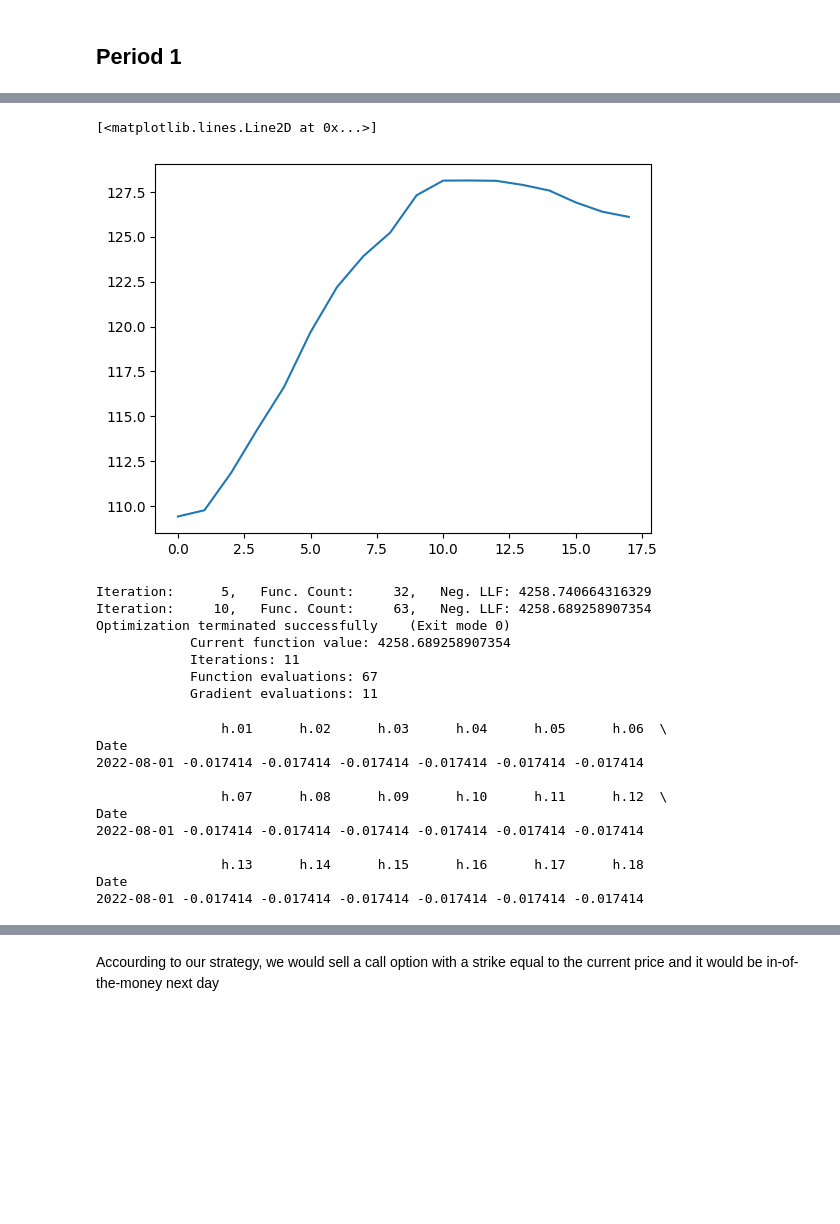
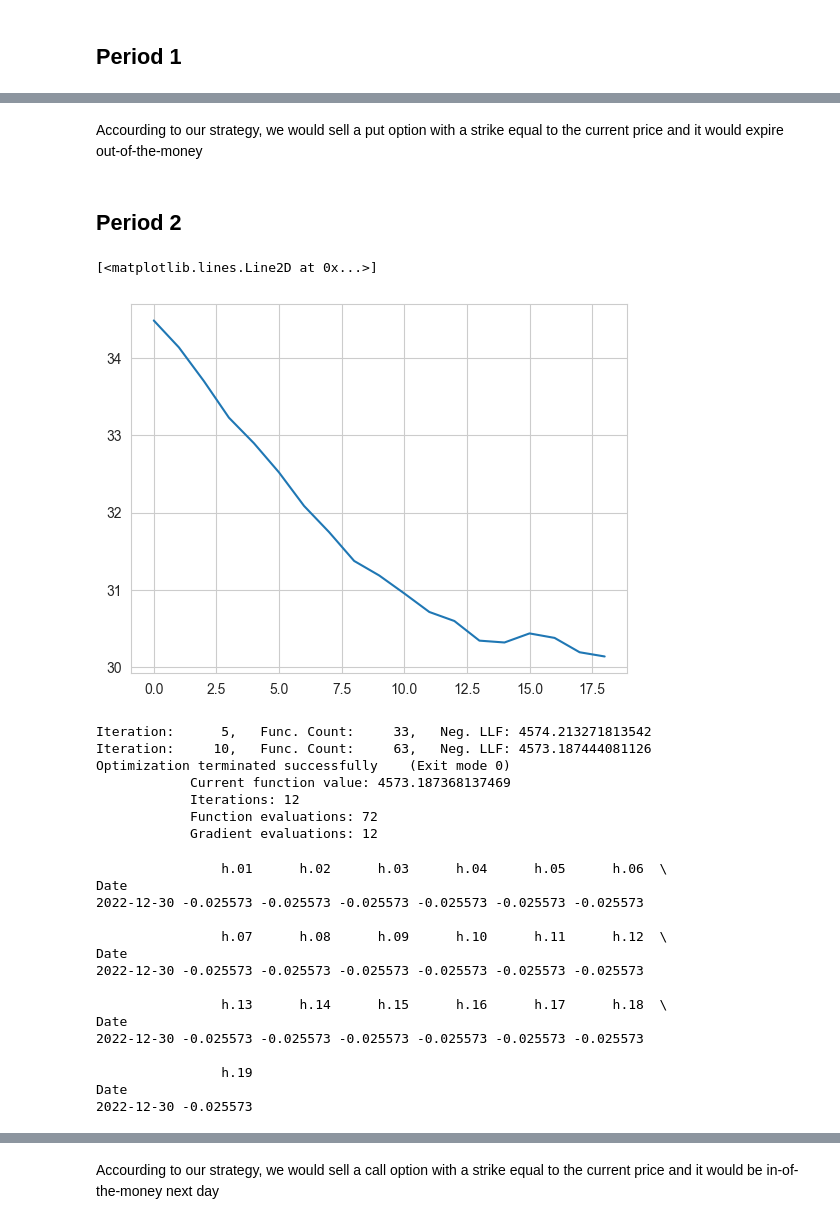
Before and after one commit to riabova/cse578, a Jupyter notebook: code/lstm_pytorch.ipynb, the cells around one changed output, grey strips where cells are left out. Saved outputs shown, nothing was run; the diff lists cells and outputs as text; code cells hidden in the pictures; blank space fills up the shorter version.

```diff
--- a/code/lstm_pytorch.ipynb
+++ b/code/lstm_pytorch.ipynb
@@ -189,0 +176,2 @@ Epoch  90 MSE:  0.001708858646452427
+# %%
+sns.set_style("whitegrid")
@@ -262,16 +392,20 @@ returns = 100 * price_data["Adj Close"].pct_change().dropna()
+# %% [markdown]
+Accourding to our strategy, we would sell a put option with a strike equal to the current price and it would expire out-of-the-money
+# %% [markdown]
+## Period 2
 # %%
 #------------------------predicting price with LSTM----------------------------
 #need a way of automating analysis, but for now just running step by step to inspect anually
-i = 0
+i = 5
 delta1 = selling_dates[i] - start
 delta2 = exp_dates[i] - start
 x_cur  = x_test[delta1.days:delta2.days]
 y_pred = model(x_cur)
 y_pred = scaler.inverse_transform(y_pred.detach().numpy())
 plt.plot(np.array(y_pred).flatten())
 # %% [output]
 [<matplotlib.lines.Line2D at 0x...>]
-[figure, old version]
+[figure, new version]
 # %%
 #------------------------GARCH---------------------------------
 am = arch.arch_model(returns[:str(selling_dates[i])], vol="Garch", p=1, o=0, q=1, dist="Normal")
@@ -279,27 +413,31 @@ res = am.fit(update_freq=5)
 delta3 = exp_dates[i] - selling_dates[i]
 forecasts = res.forecast(horizon=delta3.days)
 # %% [output]
-Iteration:      5,   Func. Count:     32,   Neg. LLF: 4258.740664316329
-Iteration:     10,   Func. Count:     63,   Neg. LLF: 4258.689258907354
+Iteration:      5,   Func. Count:     33,   Neg. LLF: 4574.213271813542
+Iteration:     10,   Func. Count:     63,   Neg. LLF: 4573.187444081126
 Optimization terminated successfully    (Exit mode 0)
-            Current function value: 4258.689258907354
-            Iterations: 11
-            Function evaluations: 67
-            Gradient evaluations: 11
+            Current function value: 4573.187368137469
+            Iterations: 12
+            Function evaluations: 72
+            Gradient evaluations: 12
 # %%
 print(forecasts.mean)
 # %% [output]
                 h.01      h.02      h.03      h.04      h.05      h.06  \
 Date
-2022-08-01 -0.017414 -0.017414 -0.017414 -0.017414 -0.017414 -0.017414
+2022-12-30 -0.025573 -0.025573 -0.025573 -0.025573 -0.025573 -0.025573
 
                 h.07      h.08      h.09      h.10      h.11      h.12  \
 Date
-2022-08-01 -0.017414 -0.017414 -0.017414 -0.017414 -0.017414 -0.017414
+2022-12-30 -0.025573 -0.025573 -0.025573 -0.025573 -0.025573 -0.025573
 
-                h.13      h.14      h.15      h.16      h.17      h.18
+                h.13      h.14      h.15      h.16      h.17      h.18  \
 Date
-2022-08-01 -0.017414 -0.017414 -0.017414 -0.017414 -0.017414 -0.017414
+2022-12-30 -0.025573 -0.025573 -0.025573 -0.025573 -0.025573 -0.025573
+
+                h.19
+Date
+2022-12-30 -0.025573
 # %%
 print(forecasts.variance)
 # %% [output]
```
Also changed, not shown: parts of 31 cells of this notebook, 4 other files.
